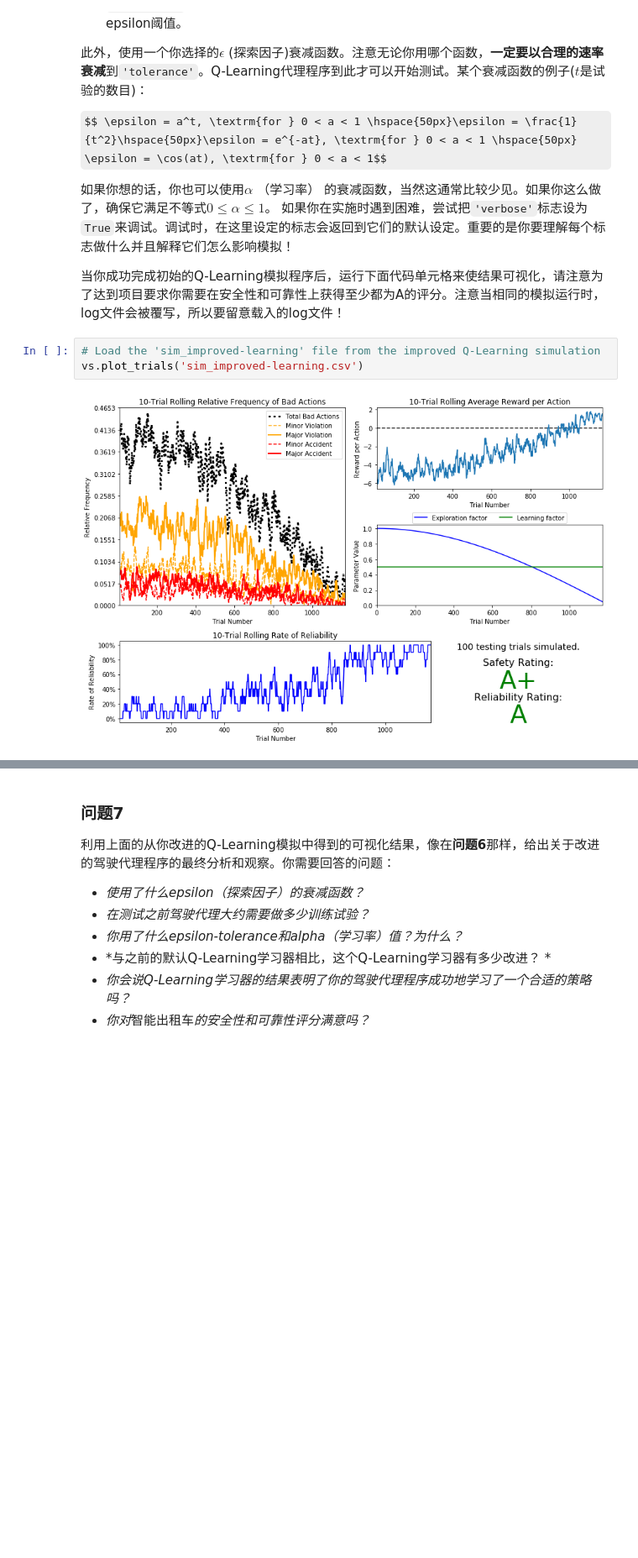
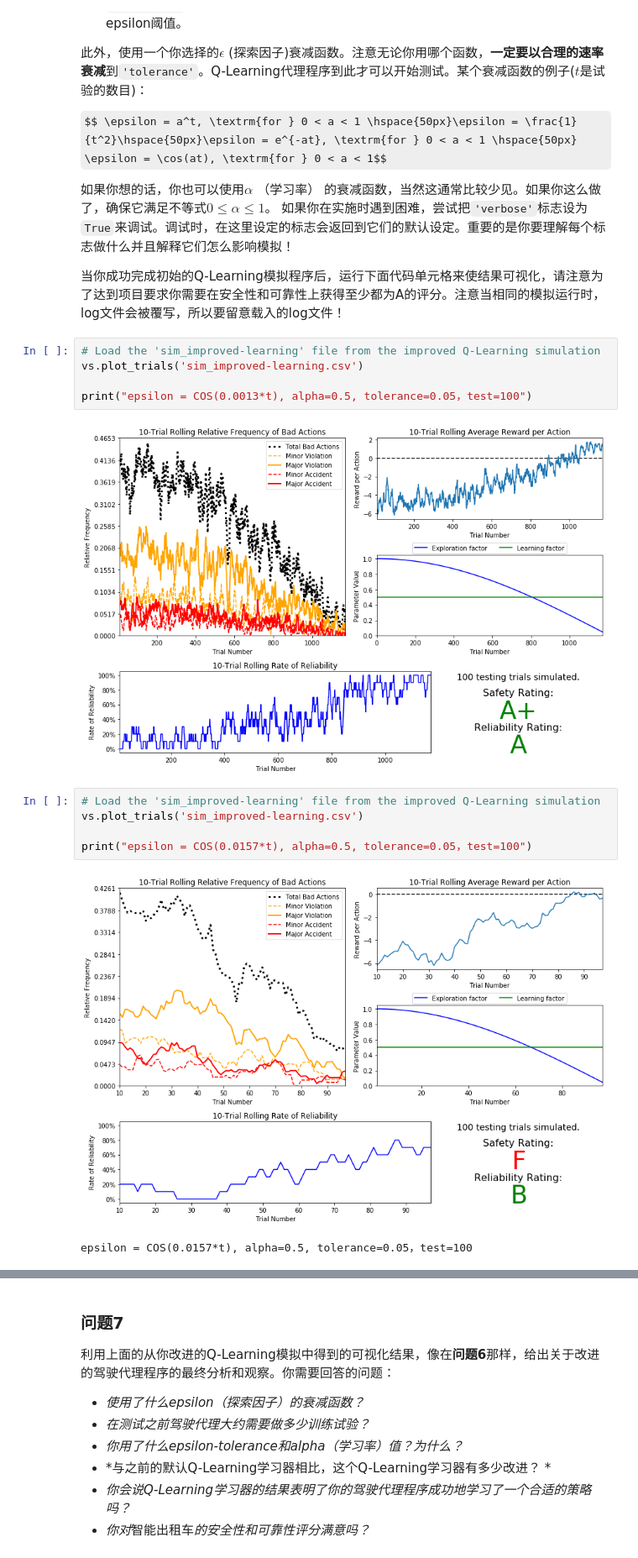
Before and after one commit to zhning12/udacity_ml, a Jupyter notebook: project4/smartcab.ipynb, the cells around one changed output, grey strips where cells are left out. Shown at 84% size. Drawn from its saved outputs; the diff is of its cells as text; some formulas as TeX source; blank space fills up the shorter version.

```diff
--- a/project4/smartcab.ipynb
+++ b/project4/smartcab.ipynb
@@ -279,5 +285,15 @@ $$ \epsilon = a^t, \textrm{for } 0 < a < 1 \hspace{50px}\epsilon = \frac{1}{t^2}
 # %%
 # Load the 'sim_improved-learning' file from the improved Q-Learning simulation
 vs.plot_trials('sim_improved-learning.csv')
+
+print("epsilon = COS(0.0013*t), alpha=0.5, tolerance=0.05，test=100")
 # %% [output]
 [figure]
+# %%
+# Load the 'sim_improved-learning' file from the improved Q-Learning simulation
+vs.plot_trials('sim_improved-learning.csv')
+
+print("epsilon = COS(0.0157*t), alpha=0.5, tolerance=0.05，test=100")
+# %% [output]
+[figure, added]
+epsilon = COS(0.0157*t), alpha=0.5, tolerance=0.05，test=100
```
Also changed, not shown: parts of 7 cells of this notebook, 8 other files.
